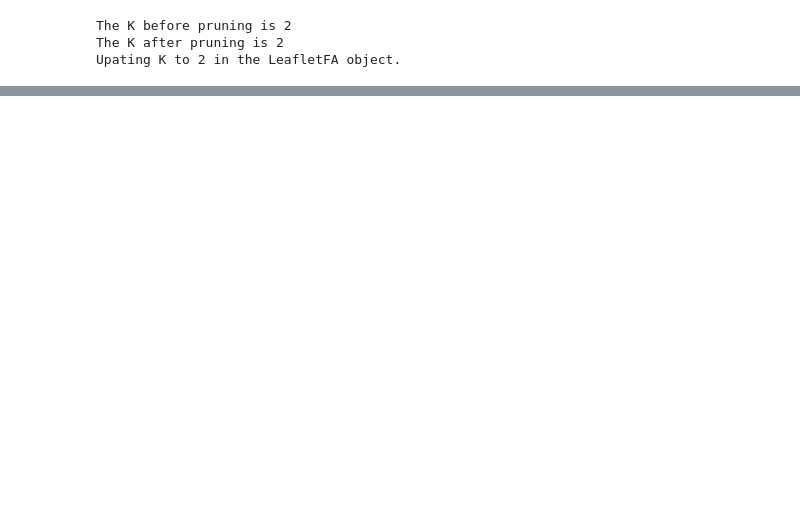
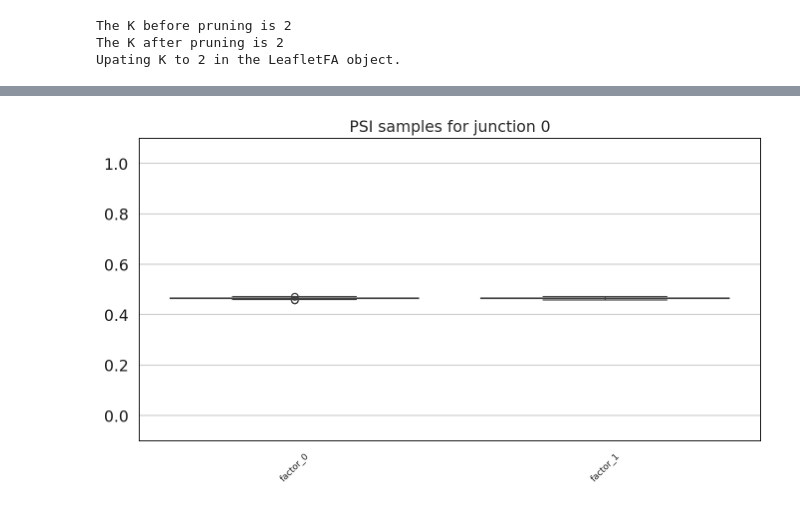
Before and after one commit to daklab/LeafletFA, a Jupyter notebook: notebooks/archive/simulation_analysis/leafletfa_simulation_test.ipynb, the cells around one changed output, grey strips where cells are left out. Cells and saved outputs as stored; diff of their text form; code cells hidden in the pictures; blank space fills up the shorter version.

```diff
--- a/notebooks/archive/simulation_analysis/leafletfa_simulation_test.ipynb
+++ b/notebooks/archive/simulation_analysis/leafletfa_simulation_test.ipynb
@@ -329 +327,16 @@ adata_input.var = pd.concat([adata_input.var, factor_psi_df], axis=1)
+# %%
+junc_idx = 0
+psi_samples_df = pd.DataFrame(leaflet_model.psi_samples[:, :, junc_idx])
+# Add "factor_" prefix to all columns
+psi_samples_df.columns = [f"factor_{col}" for col in psi_samples_df.columns]
+# Draw violin plot for each factor ylim 0,1 show median
+plt.figure(figsize=(10, 5))
+sns.boxplot(data=psi_samples_df)
+plt.ylim(-0.1, 1.1)
+plt.title(f"PSI samples for junction {junc_idx}")
+# reduce font size of x-axis labels and rotate a little
+plt.xticks(fontsize=8, rotation=45)
+plt.show()
+# %% [output]
+[figure, added]
 # %%
```
Also changed, not shown: parts of 41 cells of this notebook, 13 other files.
